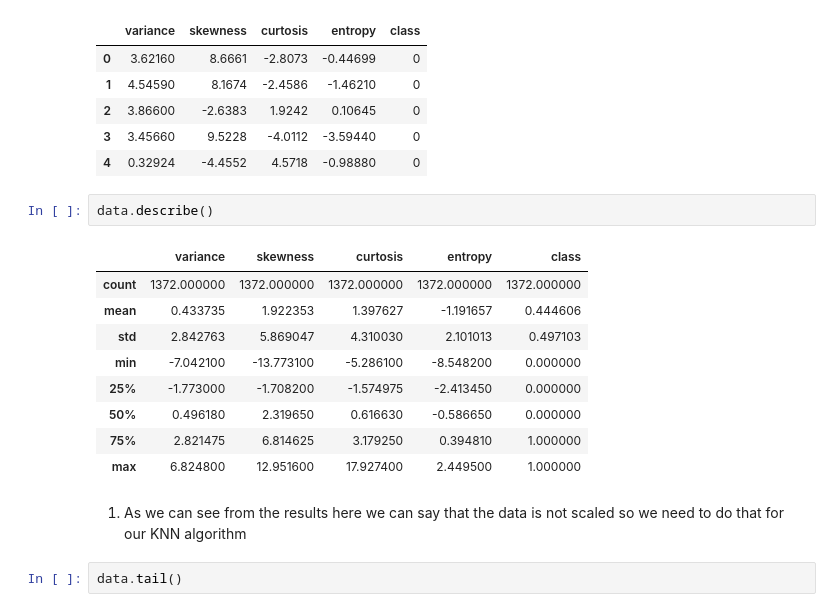
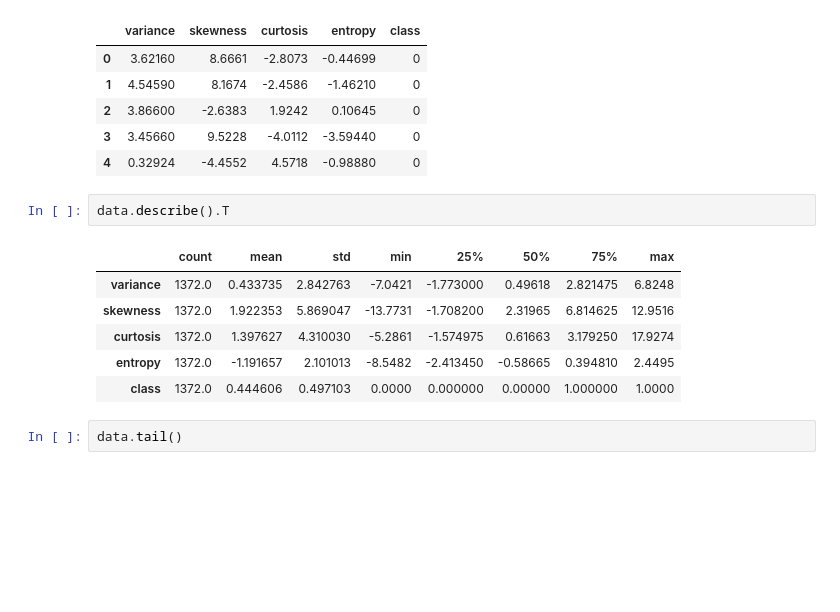
Before and after one commit to Desard1/banknote-authentication, a Jupyter notebook: notebooks/exploration.ipynb, the cells around one changed output. Drawn from its saved outputs; the diff is of its cells as text; blank space fills up the shorter version.

```diff
--- a/notebooks/exploration.ipynb
+++ b/notebooks/exploration.ipynb
@@ -33,19 +33,14 @@ data.head()
 | 3 | 3.45660 | 9.5228 | -4.0112 | -3.59440 | 0 |
 | 4 | 0.32924 | -4.4552 | 4.5718 | -0.98880 | 0 |
 # %%
-data.describe()
+data.describe().T
 # %% [output]
-|  | variance | skewness | curtosis | entropy | class |
-| count | 1372.000000 | 1372.000000 | 1372.000000 | 1372.000000 | 1372.000000 |
-| mean | 0.433735 | 1.922353 | 1.397627 | -1.191657 | 0.444606 |
-| std | 2.842763 | 5.869047 | 4.310030 | 2.101013 | 0.497103 |
-| min | -7.042100 | -13.773100 | -5.286100 | -8.548200 | 0.000000 |
-| 25% | -1.773000 | -1.708200 | -1.574975 | -2.413450 | 0.000000 |
-| 50% | 0.496180 | 2.319650 | 0.616630 | -0.586650 | 0.000000 |
-| 75% | 2.821475 | 6.814625 | 3.179250 | 0.394810 | 1.000000 |
-| max | 6.824800 | 12.951600 | 17.927400 | 2.449500 | 1.000000 |
+|  | count | mean | std | min | 25% | 50% | 75% | max |
+| variance | 1372.0 | 0.433735 | 2.842763 | -7.0421 | -1.773000 | 0.49618 | 2.821475 | 6.8248 |
+| skewness | 1372.0 | 1.922353 | 5.869047 | -13.7731 | -1.708200 | 2.31965 | 6.814625 | 12.9516 |
+| curtosis | 1372.0 | 1.397627 | 4.310030 | -5.2861 | -1.574975 | 0.61663 | 3.179250 | 17.9274 |
+| entropy | 1372.0 | -1.191657 | 2.101013 | -8.5482 | -2.413450 | -0.58665 | 0.394810 | 2.4495 |
+| class | 1372.0 | 0.444606 | 0.497103 | 0.0000 | 0.000000 | 0.00000 | 1.000000 | 1.0000 |
-# %% [markdown]
-1. As we can see from the results here we can say that the data is not scaled so we need to do that for our KNN algorithm
 # %%
 data.tail()
 # %% [output]
```
Also changed, not shown: parts of 12 cells of this notebook, 1 other file.
